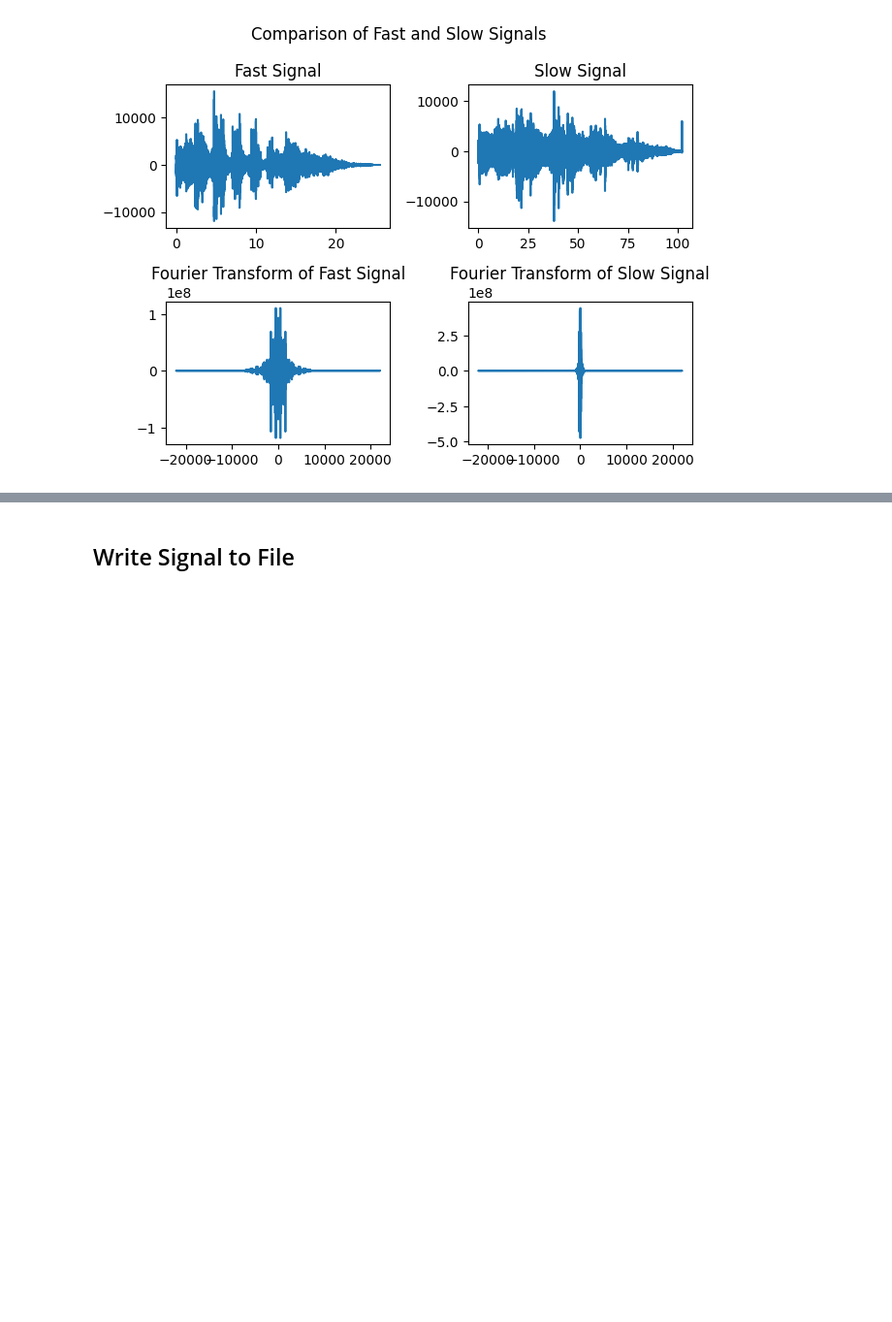
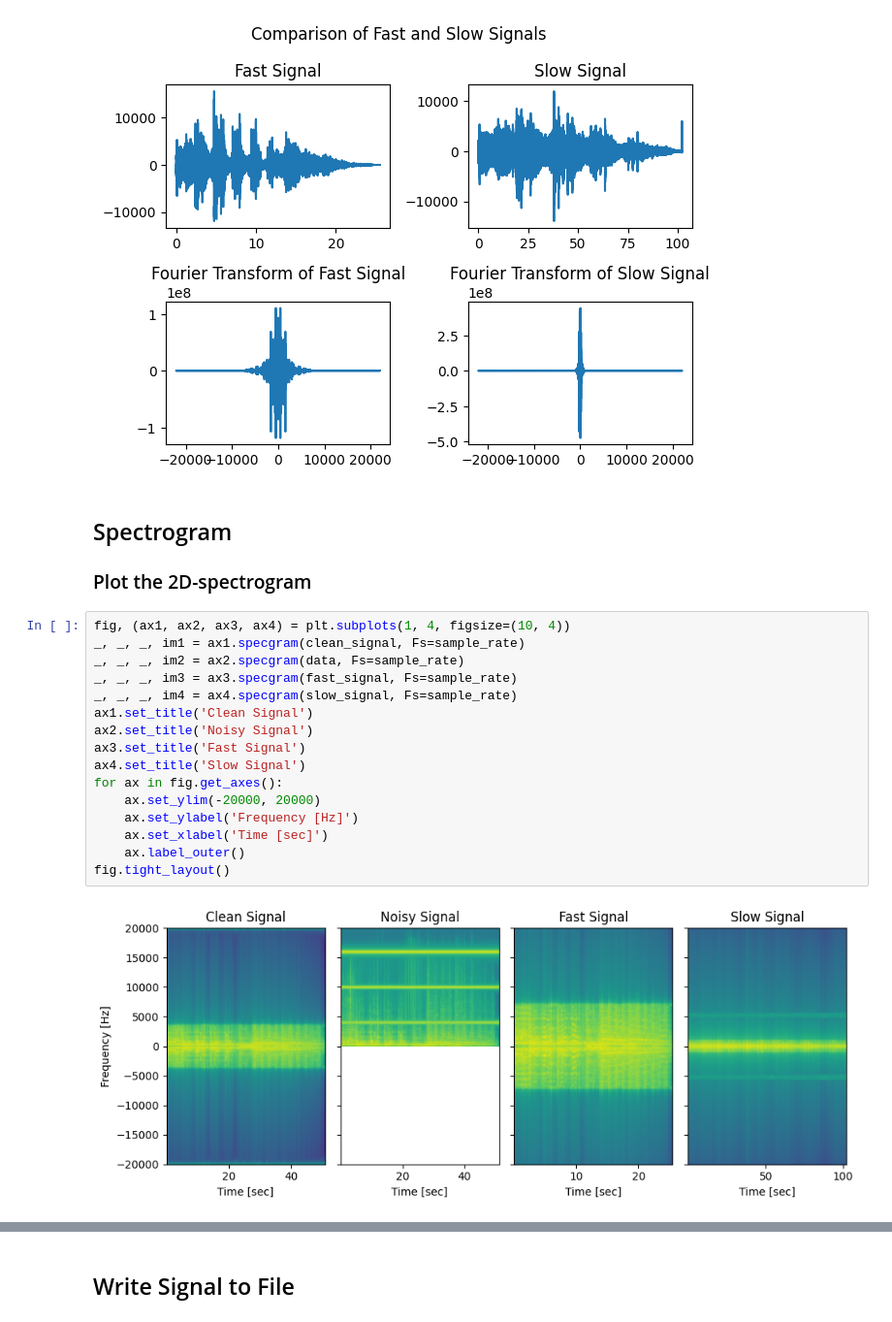
Before and after one commit to MortezaMahdaviMortazavi/SignalSystemProject, a Jupyter notebook: noise_eliminator/noise_eliminator.ipynb, the cells around one changed output, grey strips where cells are left out. Shown at 97% size. Cells and saved outputs as stored; diff of their text form; blank space fills up the shorter version.

Commit message:
Add 2D spectrogram

```diff
--- a/noise_eliminator/noise_eliminator.ipynb
+++ b/noise_eliminator/noise_eliminator.ipynb
@@ -137,3 +139,25 @@ ax4.set_title('Fourier Transform of Slow Signal')
 fig.tight_layout()
 # %% [output]
 [figure]
+# %% [markdown]
+## Spectrogram
+
+### Plot the 2D-spectrogram
+# %%
+fig, (ax1, ax2, ax3, ax4) = plt.subplots(1, 4, figsize=(10, 4))
+_, _, _, im1 = ax1.specgram(clean_signal, Fs=sample_rate)
+_, _, _, im2 = ax2.specgram(data, Fs=sample_rate)
+_, _, _, im3 = ax3.specgram(fast_signal, Fs=sample_rate)
+_, _, _, im4 = ax4.specgram(slow_signal, Fs=sample_rate)
+ax1.set_title('Clean Signal')
+ax2.set_title('Noisy Signal')
+ax3.set_title('Fast Signal')
+ax4.set_title('Slow Signal')
+for ax in fig.get_axes():
+    ax.set_ylim(-20000, 20000)
+    ax.set_ylabel('Frequency [Hz]')
+    ax.set_xlabel('Time [sec]')
+    ax.label_outer()
+fig.tight_layout()
+# %% [output]
+[figure, added]
```
Also changed, not shown: parts of 3 cells of this notebook.
